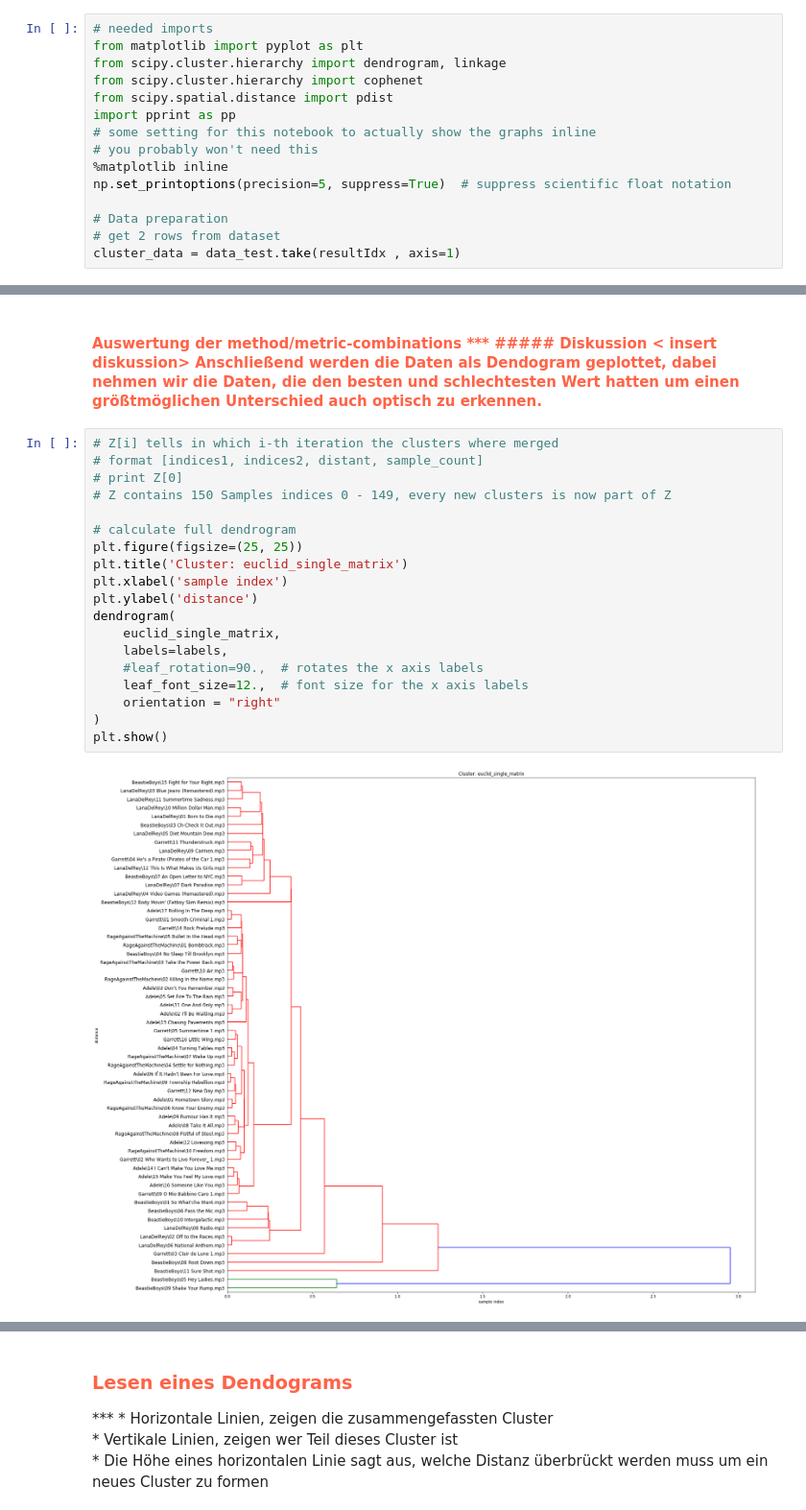
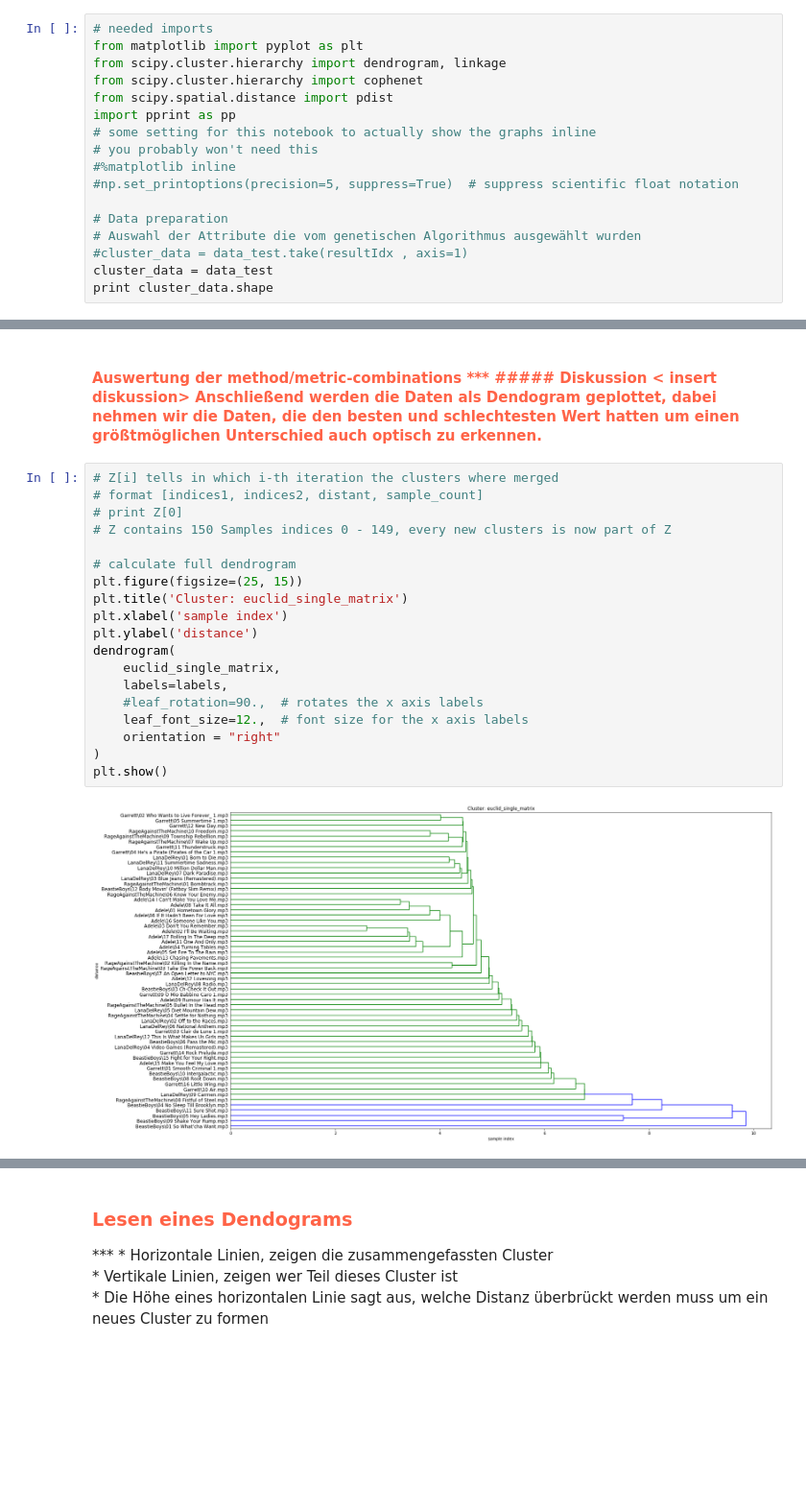
Before and after one commit to danielrotaermel/data-mining, a Jupyter notebook: VersuchMusicClustering.ipynb, the cells around one changed output, grey strips where cells are left out. Shown at 96% size. Cells and saved outputs as stored; diff of their text form; blank space fills up the shorter version.

```diff
--- a/VersuchMusicClustering.ipynb
+++ b/VersuchMusicClustering.ipynb
@@ -963,9 +974,11 @@ from scipy.spatial.distance import pdist
 import pprint as pp
 # some setting for this notebook to actually show the graphs inline
 # you probably won't need this
-%matplotlib inline
-np.set_printoptions(precision=5, suppress=True)  # suppress scientific float notation
+#%matplotlib inline
+#np.set_printoptions(precision=5, suppress=True)  # suppress scientific float notation
 
 # Data preparation
-# get 2 rows from dataset
-cluster_data = data_test.take(resultIdx , axis=1)
+# Auswahl der Attribute die vom genetischen Algorithmus ausgewählt wurden
+#cluster_data = data_test.take(resultIdx , axis=1)
+cluster_data = data_test
+print cluster_data.shape
@@ -1024,21 +1026,21 @@ Anschließend werden die Daten als Dendogram geplottet, dabei nehmen wir die Dat
 # %%
 # Z[i] tells in which i-th iteration the clusters where merged
 # format [indices1, indices2, distant, sample_count]
 # print Z[0]
 # Z contains 150 Samples indices 0 - 149, every new clusters is now part of Z
 
 # calculate full dendrogram
-plt.figure(figsize=(25, 25))
+plt.figure(figsize=(25, 15))
 plt.title('Cluster: euclid_single_matrix')
 plt.xlabel('sample index')
 plt.ylabel('distance')
 dendrogram(
     euclid_single_matrix,
     labels=labels,
     #leaf_rotation=90.,  # rotates the x axis labels
     leaf_font_size=12.,  # font size for the x axis labels
     orientation = "right"
 )
 plt.show()
 # %% [output]
-[figure, old version]
+[figure, new version]
```
Also changed, not shown: parts of 13 cells of this notebook.
